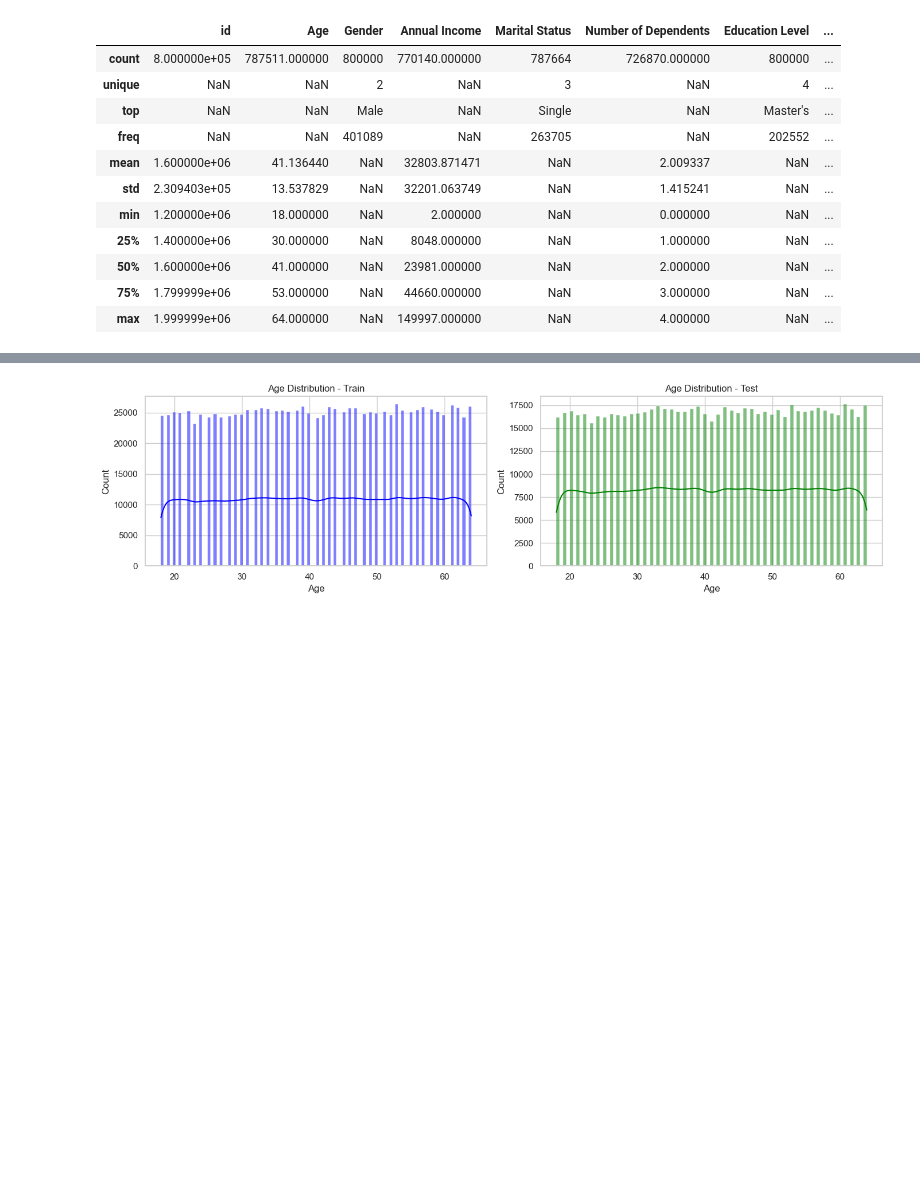
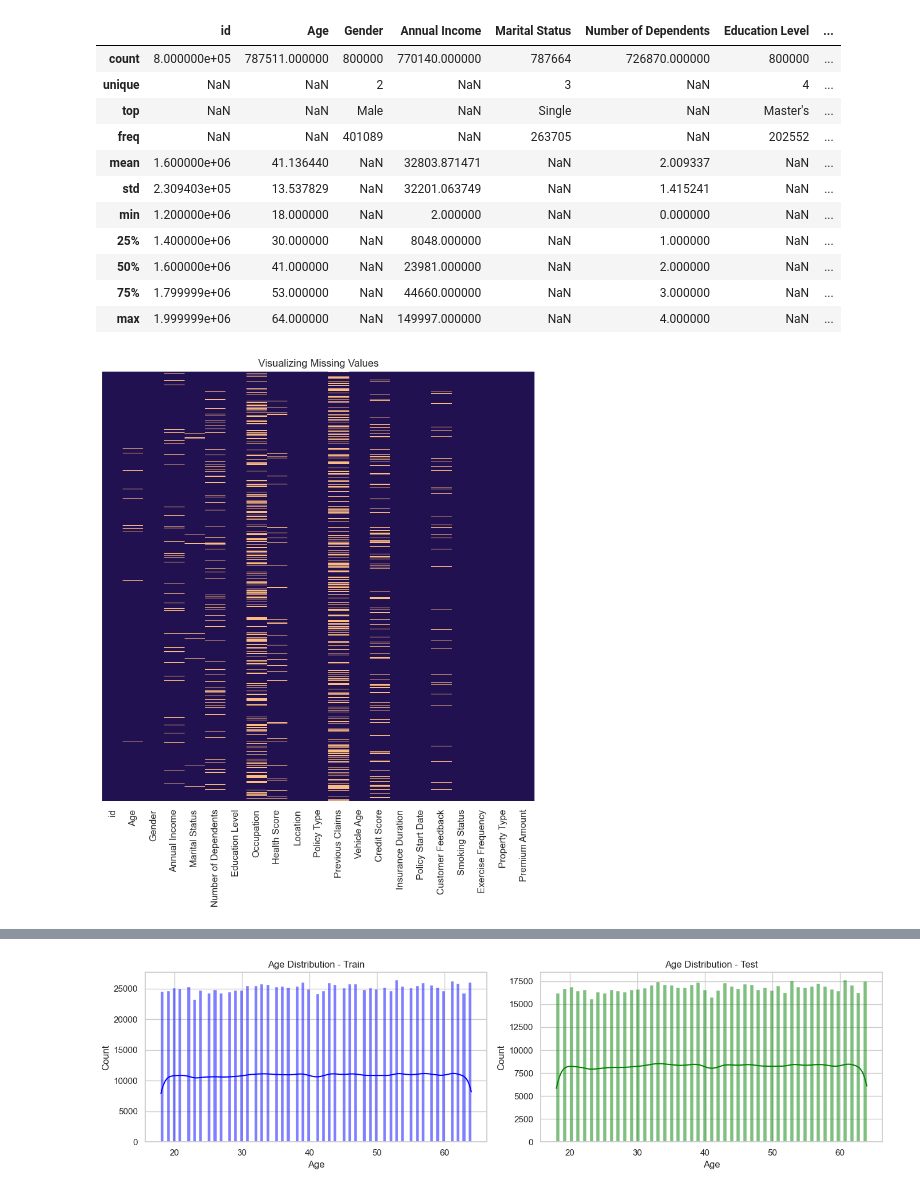
Before and after one commit to francesco481/predict-insurance, a Jupyter notebook: code.ipynb, the cells around one changed output, grey strips where cells are left out. Saved outputs shown, nothing was run; the diff lists cells and outputs as text; code cells hidden in the pictures; blank space fills up the shorter version.

```diff
--- a/code.ipynb
+++ b/code.ipynb
@@ -194,3 +194,11 @@ Test Summary Statistics (Numeric & Categorical):
 | 50% | 1.600000e+06 | 41.000000 | NaN | 23981.000000 | NaN | 2.000000 | NaN | ... |
 | 75% | 1.799999e+06 | 53.000000 | NaN | 44660.000000 | NaN | 3.000000 | NaN | ... |
 | max | 1.999999e+06 | 64.000000 | NaN | 149997.000000 | NaN | 4.000000 | NaN | ... |
+# %%
+#how the missing values are distributed in our train dataset
+plt.figure(figsize=(9,9))
+plt.title("Visualizing Missing Values")
+sns.heatmap(train.isnull(), cbar=False, cmap=sns.color_palette('magma'), yticklabels=False)
+plt.show()
+# %% [output]
+[figure, added]
```
Also changed, not shown: parts of 3 cells of this notebook, 1 other file.
